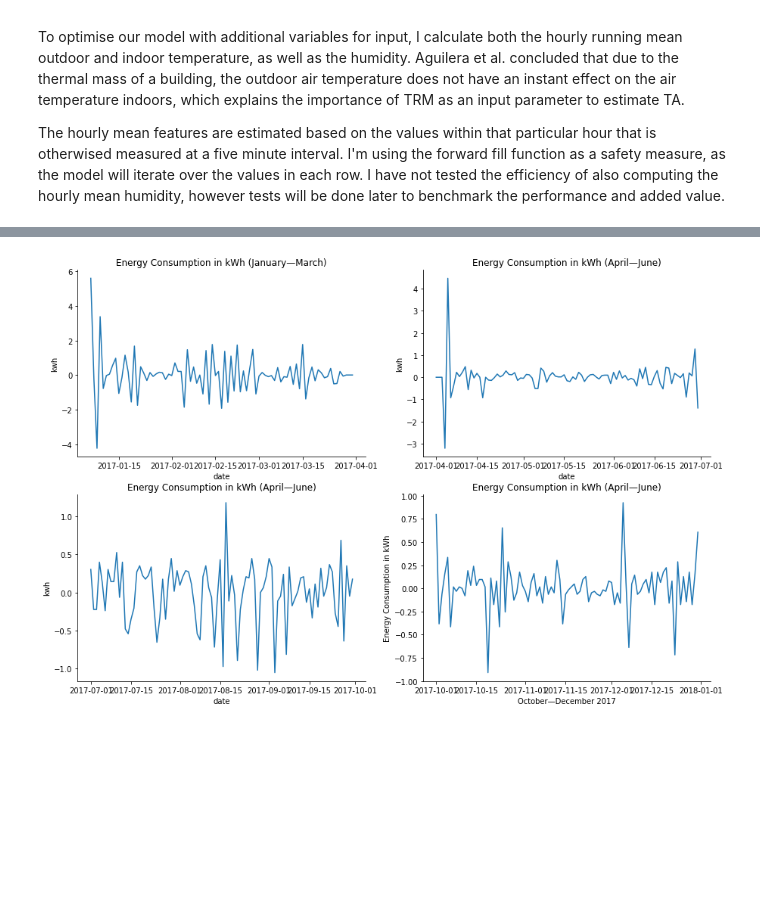
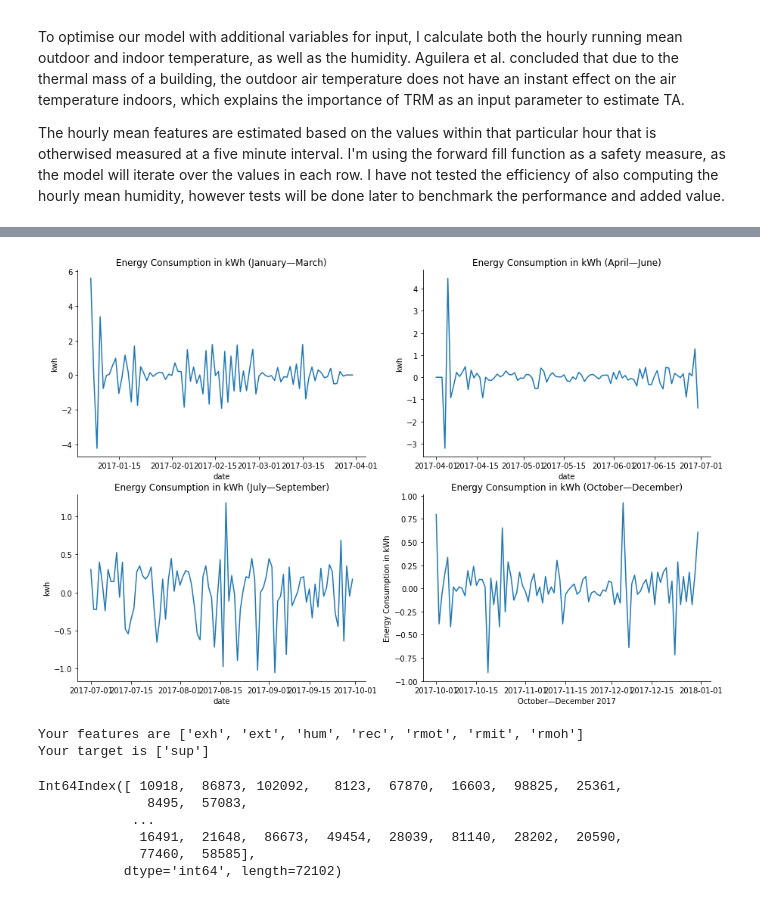
Before and after one commit to RoyyvB/ForecastTemperature, a Jupyter notebook: notebook.ipynb, the cells around one changed output, grey strips where cells are left out. Saved outputs shown, nothing was run; the diff lists cells and outputs as text; code cells hidden in the pictures; blank space fills up the shorter version.

```diff
--- a/notebook.ipynb
+++ b/notebook.ipynb
@@ -160,9 +160,13 @@ def CalculateRMT(data):
     data['rmit'] = hourly_mean_supply
     data['rmoh'] = hourly_mean_humidity
 
-    data['rmot'] = data['rmot'].fillna(method='ffill')
-    data['rmit'] = data['rmit'].fillna(method='ffill')
-    data['rmoh'] = data['rmoh'].fillna(method='ffill')
+    columns = ['rmot', 'rmit', 'rmoh']
+
+    data[columns] = data[columns].fillna(method='ffill')
+    data[columns] = data[columns].fillna(method='bfill')
+    data[columns] = data[columns].round(decimals=2)
+
+    print(data.head(n=10))
 
     return data
 
@@ -170,3 +187,16 @@ data = CalculateRMT(data)
+# %%
+def Interpolate(data):
+    """Fills up more 0 values."""
+
+    columns = ['exh', 'ext', 'hum', 'rec',
+               'sup', 'rmot', 'rmit', 'rmoh']
+
+    data[columns] = data[columns].replace(to_replace=0, value=data[columns].mean())
+    data[columns] = data[columns].round(decimals=2)
+
+    return data
+
+data = Interpolate(data)
 # %%
 # Save a kernel to feature engineer the occupancy status.
 # %%
@@ -177,7 +207,7 @@ second_three = [4, 5, 6]
 third_three = [7, 8, 9]
 fourth_three = [10, 11, 12]
 
-dat = dat['kwh'].resample('D').sum()
+dat = dat.resample('D').sum()
 
 # Extract monthly data.
 jan_to_mar = dat[dat.index.to_series().dt.month.isin(first_three)]
@@ -209,5 +241,6 @@ plt.xlabel('January—December 2017')
 plt.ylabel('Energy Consumption in kWh')
 
 plt.grid(linewidth=0.25)
+sns.set_palette('colorblind')
 sns.despine()
 # %% [output]
@@ -215,24 +248,24 @@ sns.despine()
 # %%
 fig, ax = plt.subplots(2,2, figsize=(15, 10))
 
 # This code can be optimised.
 sns.lineplot(ax=ax[0][0], x='date', y='kwh',
              data=jan_to_mar).set_title('Energy Consumption in kWh (January—March)')
 plt.xlabel('January—March 2017')
 plt.ylabel('Energy Consumption in kWh')
 sns.lineplot(ax=ax[0][1], x='date', y='kwh',
              data=apr_to_jun).set_title('Energy Consumption in kWh (April—June)')
 plt.xlabel('April—June 2017')
 plt.ylabel('Energy Consumption in kWh')
 sns.lineplot(ax=ax[1][0], x='date', y='kwh',
-             data=jul_to_sep).set_title('Energy Consumption in kWh (April—June)')
+             data=jul_to_sep).set_title('Energy Consumption in kWh (July—September)')
 plt.xlabel('July—September 2017')
 plt.ylabel('Energy Consumption in kWh')
 sns.lineplot(ax=ax[1][1], x='date', y='kwh',
-             data=okt_to_dec).set_title('Energy Consumption in kWh (April—June)')
+             data=okt_to_dec).set_title('Energy Consumption in kWh (October—December)')
 plt.xlabel('October—December 2017')
 plt.ylabel('Energy Consumption in kWh')
 
 sns.despine()
 # %% [output]
-[figure, old version]
+[figure, new version]
@@ -238,0 +287,18 @@ sns.despine()
+# %%
+# data = data.drop(columns=['energy', 'kwh', 'sup_diff'], axis=1)
+
+train, test = train_test_split(data, test_size=0.3)
+
+features = ['exh', 'ext', 'hum', 'rec', 'rmot', 'rmit', 'rmoh']
+target = ['sup']
+
+train_x = train[features]
+train_y = train[target]
+test_x = test[features]
+test_y = test[target]
+
+print("Your features are " + str(features))
+print("Your target is " + str(target))
+# %% [output]
+Your features are ['exh', 'ext', 'hum', 'rec', 'rmot', 'rmit', 'rmoh']
+Your target is ['sup']
@@ -238,0 +308,9 @@ sns.despine()
+# %%
+print(train_x.index)
+# %% [output]
+Int64Index([ 10918,  86873, 102092,   8123,  67870,  16603,  98825,  25361,
+              8495,  57083,
+            ...
+             16491,  21648,  86673,  49454,  28039,  81140,  28202,  20590,
+             77460,  58585],
+           dtype='int64', length=72102)
```
Also changed, not shown: parts of 8 cells of this notebook.
